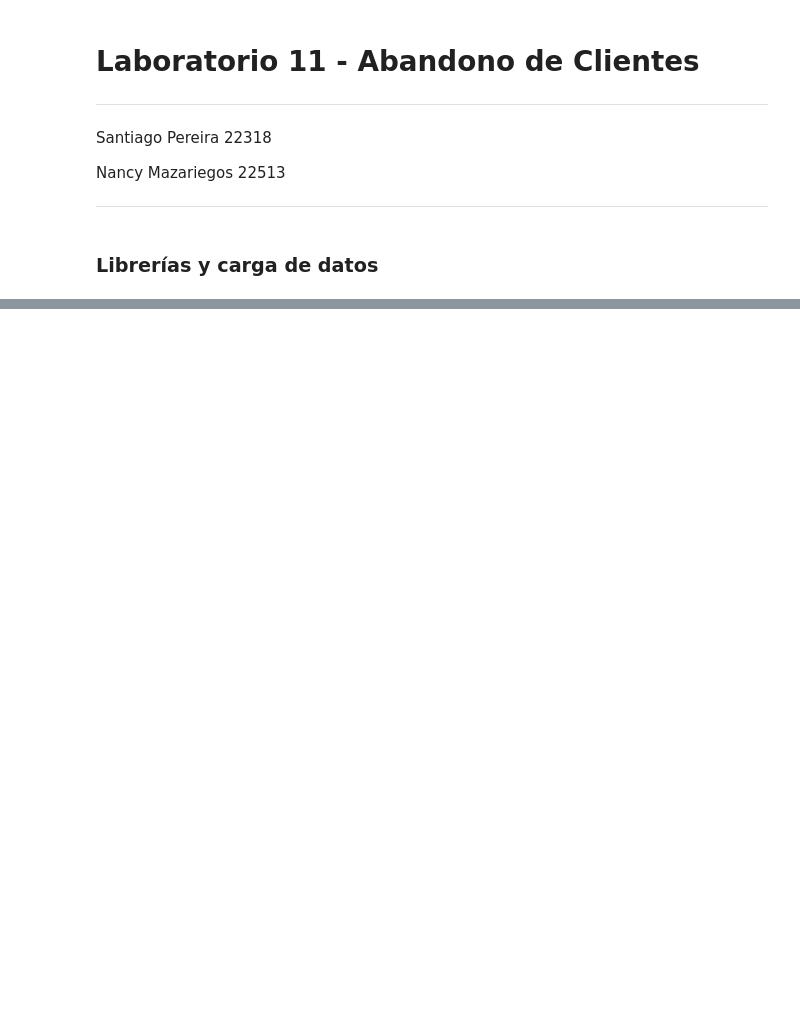
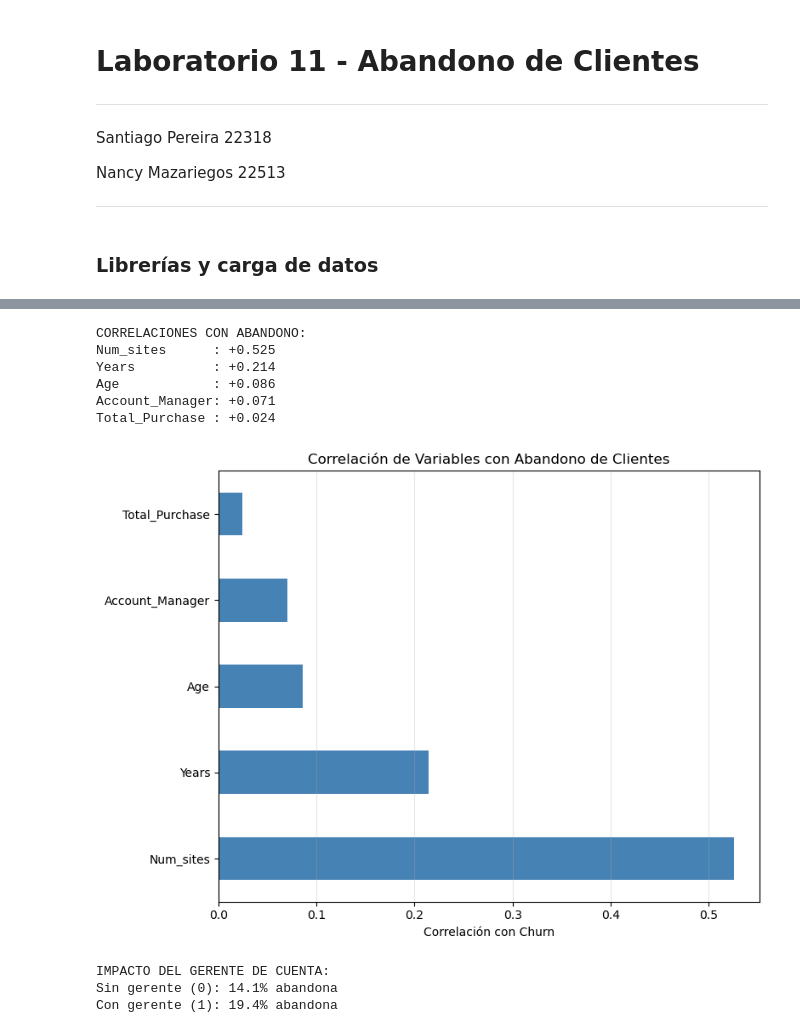
Before and after one commit to nancygmm/Lab11-DS, a Jupyter notebook: lab11.ipynb, the cells around one changed output, grey strips where cells are left out. Cells and saved outputs as stored; diff of their text form; code cells hidden in the pictures; blank space fills up the shorter version.

```diff
--- a/lab11.ipynb
+++ b/lab11.ipynb
@@ -123,17 +145,36 @@ print(df_new.columns.tolist())
 # %%
-feature_cols = ["Age", "Total_Purchase", "Account_Manager", "Years", "Num_sites"]
-target_col = "Churn"
 
-missing_cols = [c for c in feature_cols if c not in df.columns]
-if missing_cols:
-    raise ValueError(f"Faltan columnas en TRAIN: {missing_cols}")
+print(f"\nCORRELACIONES CON ABANDONO:")
+feature_cols = numeric_cols + ['Account_Manager']
+correlations = df[feature_cols + ['Churn']].corr()['Churn'].drop('Churn')
+correlations = correlations.sort_values(ascending=False)
 
-if target_col not in df.columns:
-    raise ValueError("No se encontró la columna 'Churn' en TRAIN.")
+for feature, corr in correlations.items():
+    print(f"{feature:15}: {corr:+6.3f}")
 
-X = df[feature_cols].copy()
-y = df[target_col].copy()
 
-if X["Account_Manager"].dtype.kind not in "biu":
-    X["Account_Manager"] = X["Account_Manager"].astype("int64")
+plt.figure(figsize=(8, 6))
+correlations.plot(kind='barh', color='steelblue')
+plt.title('Correlación de Variables con Abandono de Clientes')
+plt.xlabel('Correlación con Churn')
+plt.grid(axis='x', alpha=0.3)
+plt.tight_layout()
+plt.show()
+
+
+print(f"\nIMPACTO DEL GERENTE DE CUENTA:")
+manager_analysis = pd.crosstab(df['Account_Manager'], df['Churn'], normalize='index') * 100
+print(f"Sin gerente (0): {manager_analysis.loc[0, 1]:.1f}% abandona")
+print(f"Con gerente (1): {manager_analysis.loc[1, 1]:.1f}% abandona")
+# %% [output]
+CORRELACIONES CON ABANDONO:
+Num_sites      : +0.525
+Years          : +0.214
+Age            : +0.086
+Account_Manager: +0.071
+Total_Purchase : +0.024
+[figure, added]
+IMPACTO DEL GERENTE DE CUENTA:
+Sin gerente (0): 14.1% abandona
+Con gerente (1): 19.4% abandona
 # %%
```
Also changed, not shown: parts of 16 cells of this notebook.
